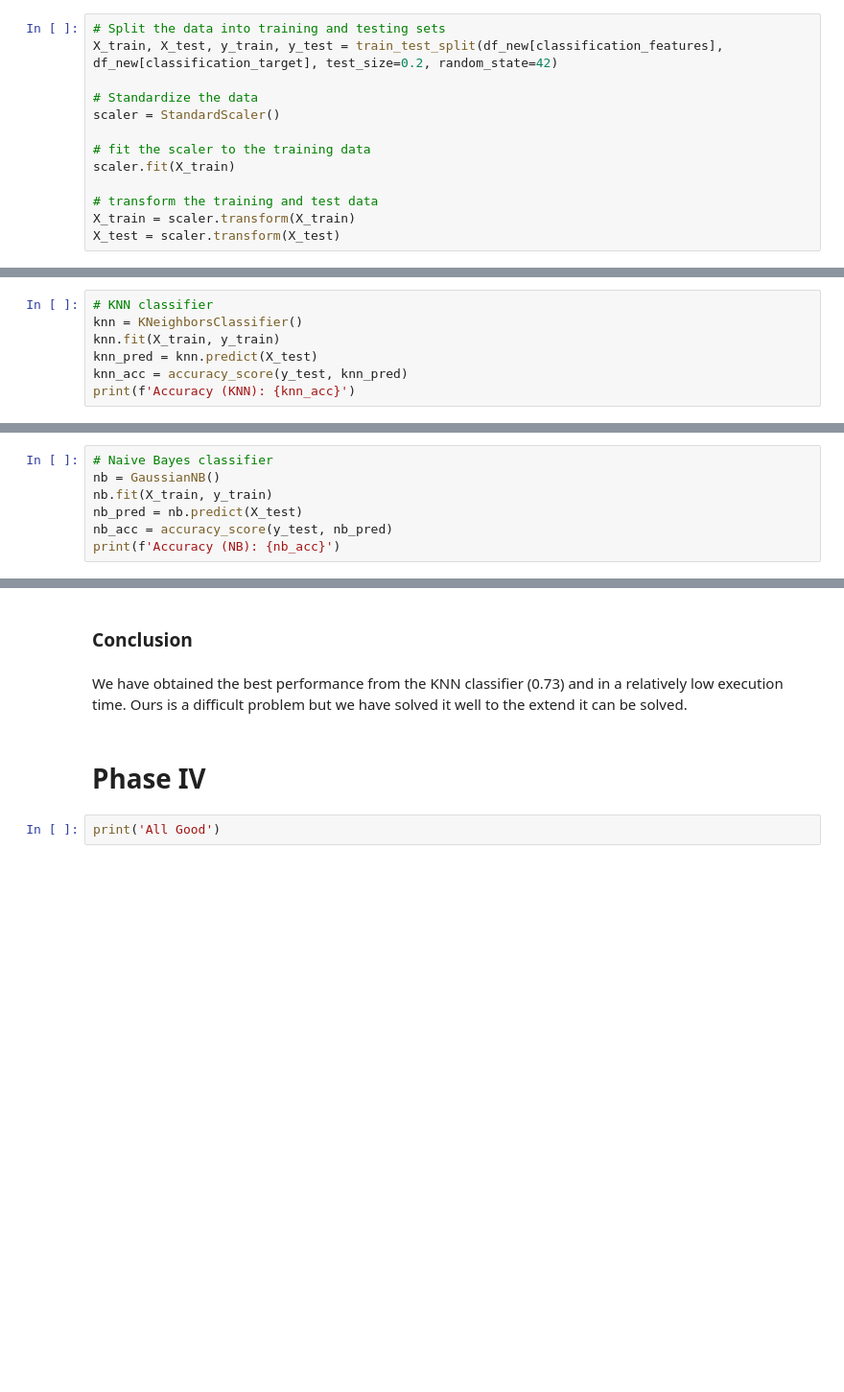
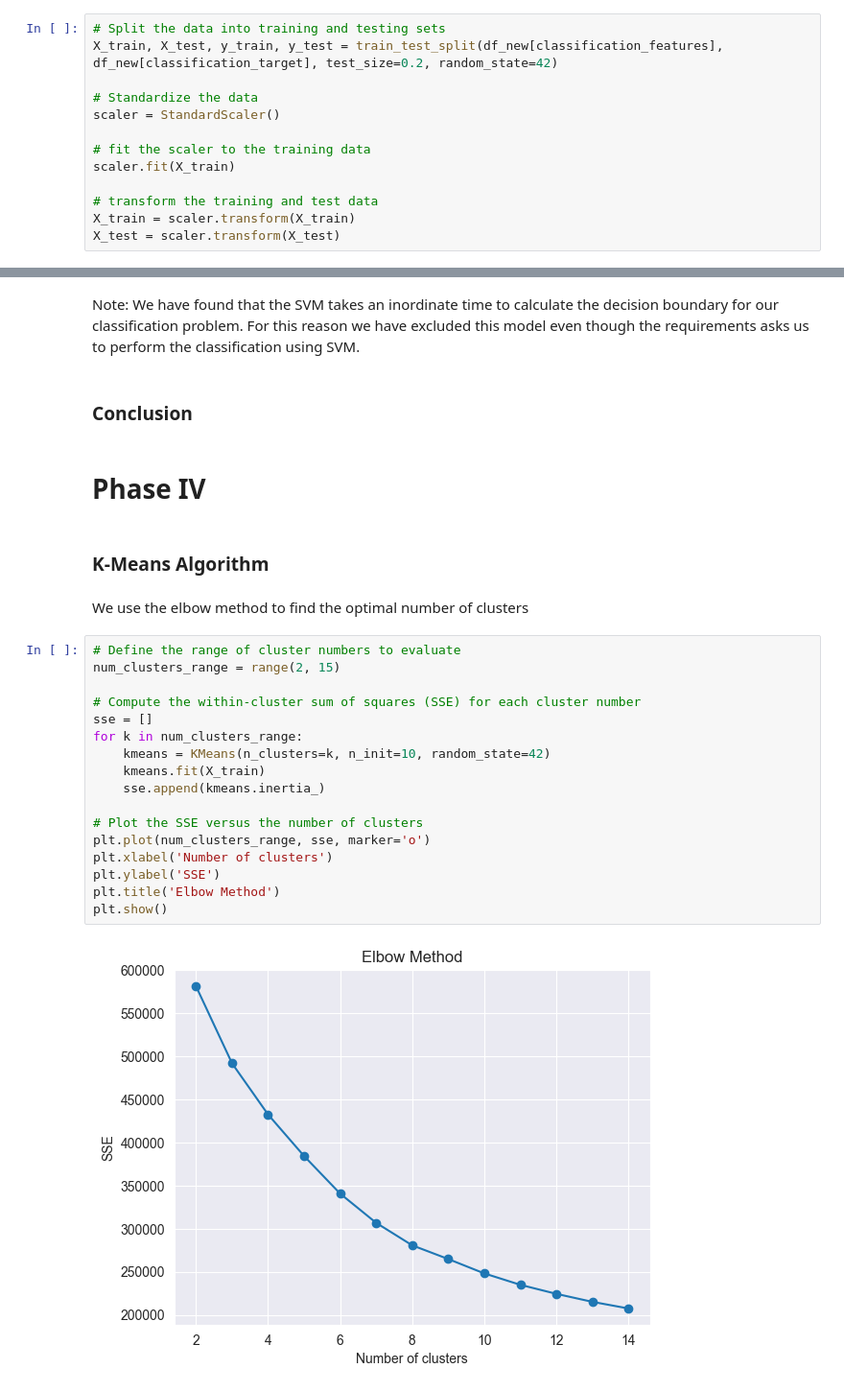
Before and after one commit to saran-sankar/fit-da, a Jupyter notebook: activity.ipynb, the cells around one changed output, grey strips where cells are left out. Shown at 96% size. Saved outputs shown, nothing was run; the diff lists cells and outputs as text; blank space fills up the shorter version.

```diff
--- a/activity.ipynb
+++ b/activity.ipynb
@@ -812,7 +766,0 @@ The logistic regression doesn't seem to be a good model for our problem.
-# %%
-# KNN classifier
-knn = KNeighborsClassifier()
-knn.fit(X_train, y_train)
-knn_pred = knn.predict(X_test)
-knn_acc = accuracy_score(y_test, knn_pred)
-print(f'Accuracy (KNN): {knn_acc}')
@@ -834,7 +766,0 @@ Our experiments have shown that SVM takes an inordinate time for execution, so i
-# %%
-# Naive Bayes classifier
-nb = GaussianNB()
-nb.fit(X_train, y_train)
-nb_pred = nb.predict(X_test)
-nb_acc = accuracy_score(y_test, nb_pred)
-print(f'Accuracy (NB): {nb_acc}')
@@ -867,8 +826,29 @@ Accuracy (NN): 0.5239188388625592
+# %% [markdown]
+Note: We have found that the SVM takes an inordinate time to calculate the decision boundary for our classification problem. For this reason we have excluded this model even though the requirements asks us to perform the classification using SVM.
 # %% [markdown]
 ### Conclusion
-# %% [markdown]
-We have obtained the best performance from the KNN classifier (0.73) and in a relatively low execution time. Ours is a difficult problem but we have solved it well to the extend it can be solved.
 # %% [markdown]
 # Phase IV
-# %%
-print('All Good')
+# %% [markdown]
+### K-Means Algorithm
+# %% [markdown]
+We use the elbow method to find the optimal number of clusters
+# %%
+# Define the range of cluster numbers to evaluate
+num_clusters_range = range(2, 15)
+
+# Compute the within-cluster sum of squares (SSE) for each cluster number
+sse = []
+for k in num_clusters_range:
+    kmeans = KMeans(n_clusters=k, n_init=10, random_state=42)
+    kmeans.fit(X_train)
+    sse.append(kmeans.inertia_)
+
+# Plot the SSE versus the number of clusters
+plt.plot(num_clusters_range, sse, marker='o')
+plt.xlabel('Number of clusters')
+plt.ylabel('SSE')
+plt.title('Elbow Method')
+plt.show()
+# %% [output]
+[figure, added]
```
Also changed, not shown: parts of 43 cells of this notebook.
